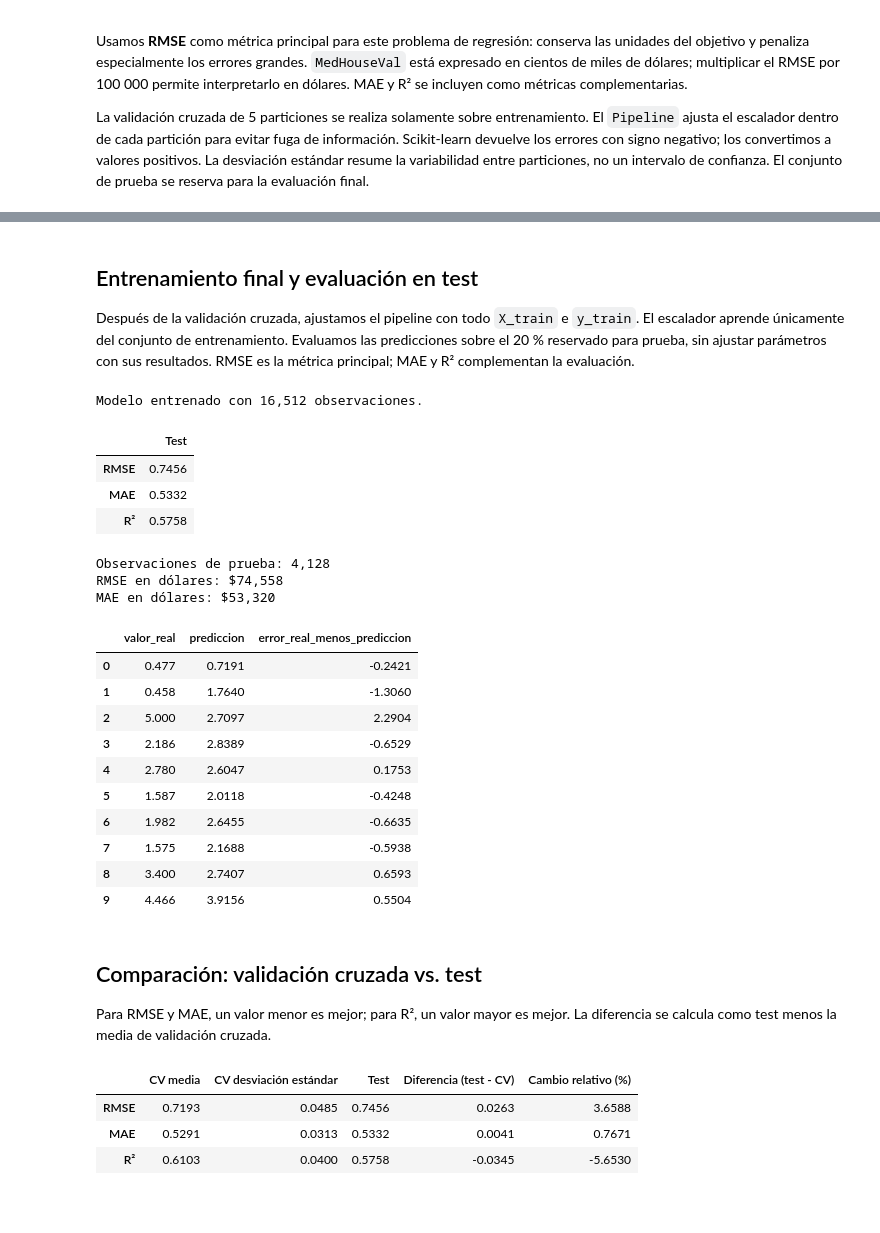
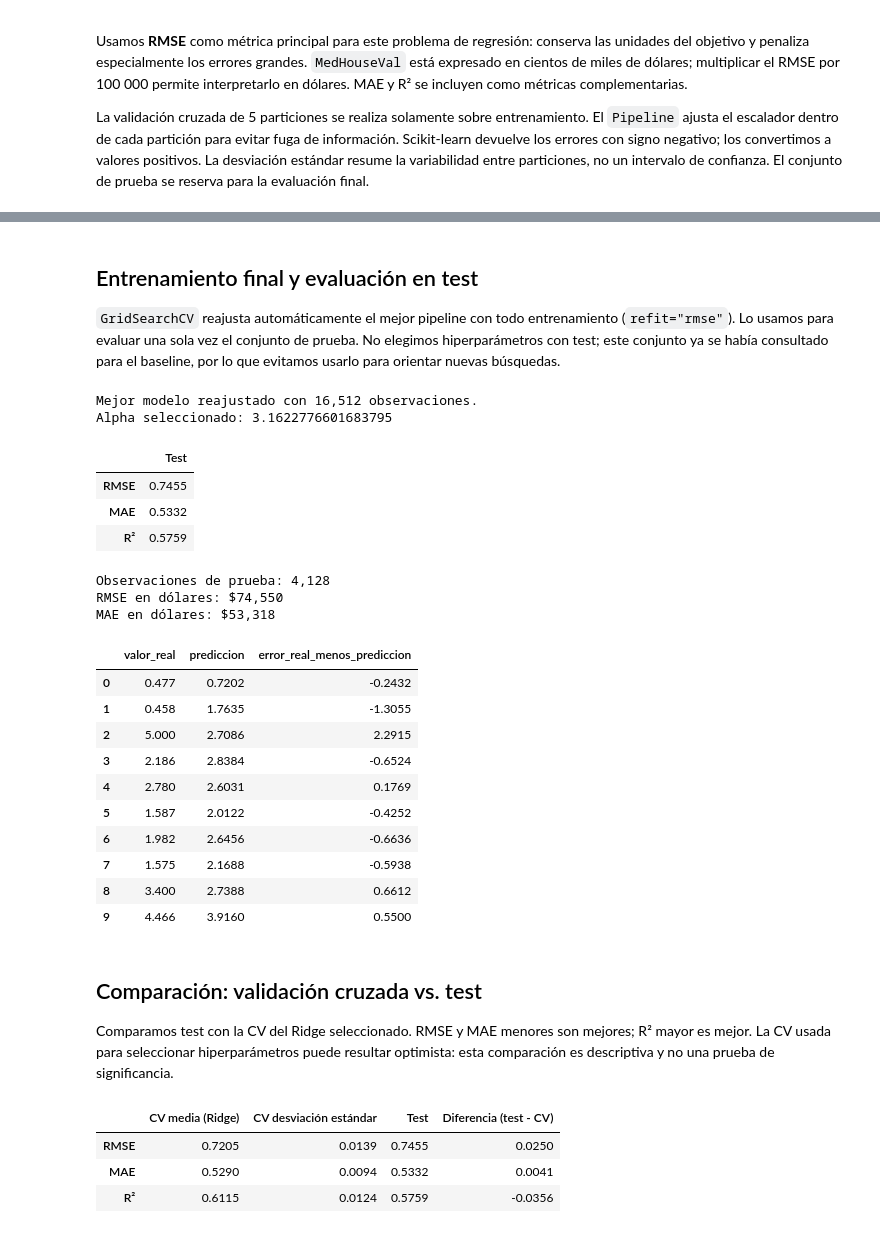
Before and after one commit to erickedu85/2026SEM02-MIA-ML, a Jupyter notebook: california.ipynb, the cells around one changed output, grey strips where cells are left out. Cells and saved outputs as stored; diff of their text form; code cells hidden in the pictures; blank space fills up the shorter version.

```diff
--- a/california.ipynb
+++ b/california.ipynb
@@ -41,7 +41,7 @@ model = Pipeline(steps=[
 # %%
 from sklearn.model_selection import KFold
 
-cv = KFold(n_splits=50, shuffle=True, random_state=42)
+cv = KFold(n_splits=5, shuffle=True, random_state=42)
 
 cv
 # %% [output]
@@ -136,20 +201,22 @@ plt.show()
 # %% [markdown]
 ## Entrenamiento final y evaluación en test
 
-Después de la validación cruzada, ajustamos el pipeline con todo `X_train` e `y_train`. El escalador aprende únicamente del conjunto de entrenamiento. Evaluamos las predicciones sobre el 20 % reservado para prueba, sin ajustar parámetros con sus resultados. RMSE es la métrica principal; MAE y R² complementan la evaluación.
+`GridSearchCV` reajusta automáticamente el mejor pipeline con todo entrenamiento (`refit="rmse"`). Lo usamos para evaluar una sola vez el conjunto de prueba. No elegimos hiperparámetros con test; este conjunto ya se había consultado para el baseline, por lo que evitamos usarlo para orientar nuevas búsquedas.
 # %%
-# Ajustar el escalador y la regresión con todo el conjunto train.
-model.fit(X_train, y_train)
-print(f"Modelo entrenado con {len(y_train):,} observaciones.")
+# El ganador ya fue entrenado con todo train por GridSearchCV.
+best_model = search.best_estimator_
+print(f"Mejor modelo reajustado con {len(y_train):,} observaciones.")
+print(f"Alpha seleccionado: {search.best_params_['regressor__alpha']}")
 # %% [output]
-Modelo entrenado con 16,512 observaciones.
+Mejor modelo reajustado con 16,512 observaciones.
+Alpha seleccionado: 3.1622776601683795
 # %%
 from sklearn.metrics import mean_squared_error, mean_absolute_error, r2_score
 import pandas as pd
 import numpy as np
 
 # El pipeline aplica a test el escalador ya ajustado en train.
-y_pred = model.predict(X_test)
+y_pred = best_model.predict(X_test)
 
 test_metrics = pd.Series({
     "RMSE": np.sqrt(mean_squared_error(y_test, y_pred)),
@@ -169,42 +236,50 @@ prediction_table = pd.DataFrame({
 display(prediction_table.head(10).round(4))
 # %% [output]
 |  | Test |
-| RMSE | 0.7456 |
+| RMSE | 0.7455 |
 | MAE | 0.5332 |
-| R² | 0.5758 |
+| R² | 0.5759 |
 Observaciones de prueba: 4,128
-RMSE en dólares: $74,558
-MAE en dólares: $53,320
+RMSE en dólares: $74,550
+MAE en dólares: $53,318
 |  | valor_real | prediccion | error_real_menos_prediccion |
-| 0 | 0.477 | 0.7191 | -0.2421 |
-| 1 | 0.458 | 1.7640 | -1.3060 |
-| 2 | 5.000 | 2.7097 | 2.2904 |
-| 3 | 2.186 | 2.8389 | -0.6529 |
-| 4 | 2.780 | 2.6047 | 0.1753 |
-| 5 | 1.587 | 2.0118 | -0.4248 |
-| 6 | 1.982 | 2.6455 | -0.6635 |
+| 0 | 0.477 | 0.7202 | -0.2432 |
+| 1 | 0.458 | 1.7635 | -1.3055 |
+| 2 | 5.000 | 2.7086 | 2.2915 |
+| 3 | 2.186 | 2.8384 | -0.6524 |
+| 4 | 2.780 | 2.6031 | 0.1769 |
+| 5 | 1.587 | 2.0122 | -0.4252 |
+| 6 | 1.982 | 2.6456 | -0.6636 |
 | 7 | 1.575 | 2.1688 | -0.5938 |
-| 8 | 3.400 | 2.7407 | 0.6593 |
-| 9 | 4.466 | 3.9156 | 0.5504 |
+| 8 | 3.400 | 2.7388 | 0.6612 |
+| 9 | 4.466 | 3.9160 | 0.5500 |
 # %% [markdown]
 ## Comparación: validación cruzada vs. test
 
-Para RMSE y MAE, un valor menor es mejor; para R², un valor mayor es mejor. La diferencia se calcula como test menos la media de validación cruzada.
+Comparamos test con la CV del Ridge seleccionado. RMSE y MAE menores son mejores; R² mayor es mejor. La CV usada para seleccionar hiperparámetros puede resultar optimista: esta comparación es descriptiva y no una prueba de significancia.
 # %%
-# Comparar el promedio y la variabilidad de CV con el test reservado.
+# Recuperar las métricas de CV del candidato seleccionado.
+best_index = search.best_index_
+tuned_cv_mean = pd.Series({
+    "RMSE": -search.cv_results_["mean_test_rmse"][best_index],
+    "MAE": -search.cv_results_["mean_test_mae"][best_index],
+    "R²": search.cv_results_["mean_test_r2"][best_index],
+})
+tuned_cv_std = pd.Series({
+    "RMSE": search.cv_results_["std_test_rmse"][best_index],
+    "MAE": search.cv_results_["std_test_mae"][best_index],
+    "R²": search.cv_results_["std_test_r2"][best_index],
+})
 comparison = pd.DataFrame({
-    "CV media": cv_scores.mean(),
-    "CV desviación estándar": cv_scores.std(),
+    "CV media (Ridge)": tuned_cv_mean,
+    "CV desviación estándar": tuned_cv_std,
     "Test": test_metrics,
 })
-comparison["Diferencia (test - CV)"] = comparison["Test"] - comparison["CV media"]
-comparison["Cambio relativo (%)"] = (
-    comparison["Diferencia (test - CV)"] / comparison["CV media"] * 100
-)
+comparison["Diferencia (test - CV)"] = test_metrics - tuned_cv_mean
 display(comparison.round(4))
 # %% [output]
-|  | CV media | CV desviación estándar | Test | Diferencia (test - CV) | Cambio relativo (%) |
-| RMSE | 0.7193 | 0.0485 | 0.7456 | 0.0263 | 3.6588 |
-| MAE | 0.5291 | 0.0313 | 0.5332 | 0.0041 | 0.7671 |
-| R² | 0.6103 | 0.0400 | 0.5758 | -0.0345 | -5.6530 |
+|  | CV media (Ridge) | CV desviación estándar | Test | Diferencia (test - CV) |
+| RMSE | 0.7205 | 0.0139 | 0.7455 | 0.0250 |
+| MAE | 0.5290 | 0.0094 | 0.5332 | 0.0041 |
+| R² | 0.6115 | 0.0124 | 0.5759 | -0.0356 |
 # %% [markdown]
```
Also changed, not shown: parts of 8 cells of this notebook, 1 other file.
